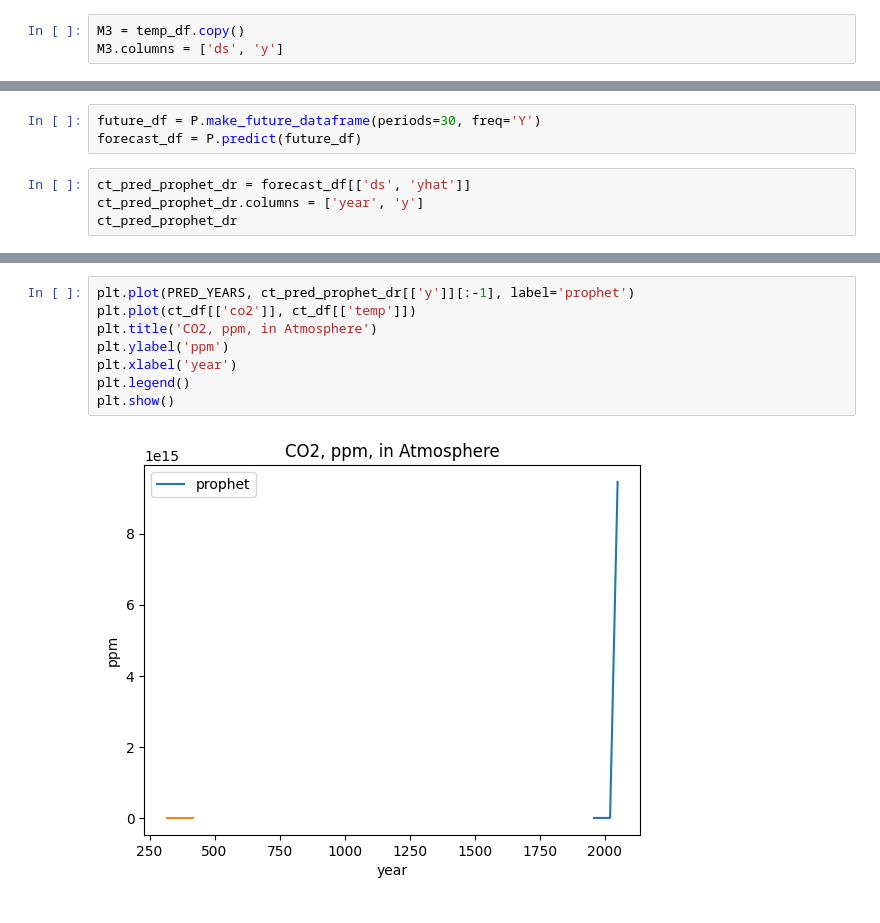
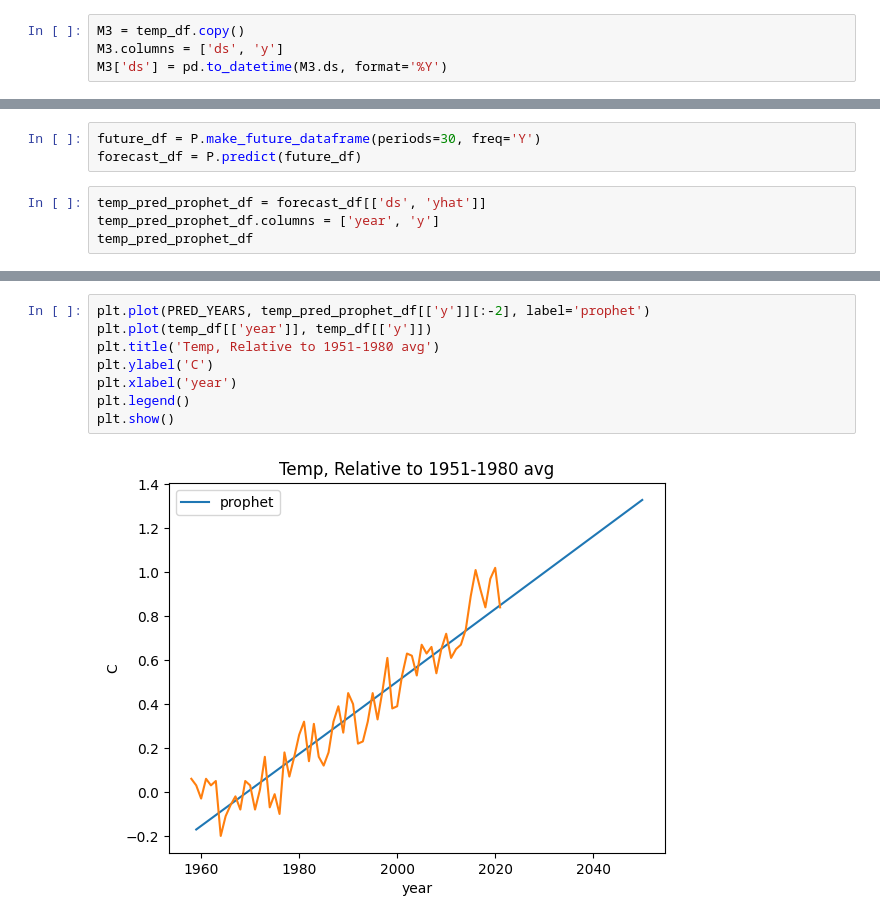
Before and after one commit to akioweh/The-HiMCM, a Jupyter notebook: py/main.ipynb, the cells around one changed output, grey strips where cells are left out. Drawn from its saved outputs; the diff is of its cells as text.

Commit message:
temp

```diff
--- a/py/main.ipynb
+++ b/py/main.ipynb
@@ -219,6 +221,7 @@ R^2: 0.999882417263715
 # %%
 M3 = temp_df.copy()
 M3.columns = ['ds', 'y']
+M3['ds'] = pd.to_datetime(M3.ds, format='%Y')
 # %%
 P = Prophet(yearly_seasonality=False)
 P.fit(M3)
@@ -230,8 +233,8 @@ P.fit(M3)
 future_df = P.make_future_dataframe(periods=30, freq='Y')
 forecast_df = P.predict(future_df)
 # %%
-ct_pred_prophet_dr = forecast_df[['ds', 'yhat']]
-ct_pred_prophet_dr.columns = ['year', 'y']
-ct_pred_prophet_dr
+temp_pred_prophet_df = forecast_df[['ds', 'yhat']]
+temp_pred_prophet_df.columns = ['year', 'y']
+temp_pred_prophet_df
 # %% [output]
 |  | year | y |
@@ -250,10 +259,10 @@ ct_pred_prophet_dr
 # %%
-plt.plot(PRED_YEARS, ct_pred_prophet_dr[['y']][:-1], label='prophet')
-plt.plot(ct_df[['co2']], ct_df[['temp']])
-plt.title('CO2, ppm, in Atmosphere')
-plt.ylabel('ppm')
+plt.plot(PRED_YEARS, temp_pred_prophet_df[['y']][:-2], label='prophet')
+plt.plot(temp_df[['year']], temp_df[['y']])
+plt.title('Temp, Relative to 1951-1980 avg')
+plt.ylabel('C')
 plt.xlabel('year')
 plt.legend()
 plt.show()
 # %% [output]
-[figure, old version]
+[figure, new version]
```
Also changed, not shown: parts of 10 cells of this notebook.
